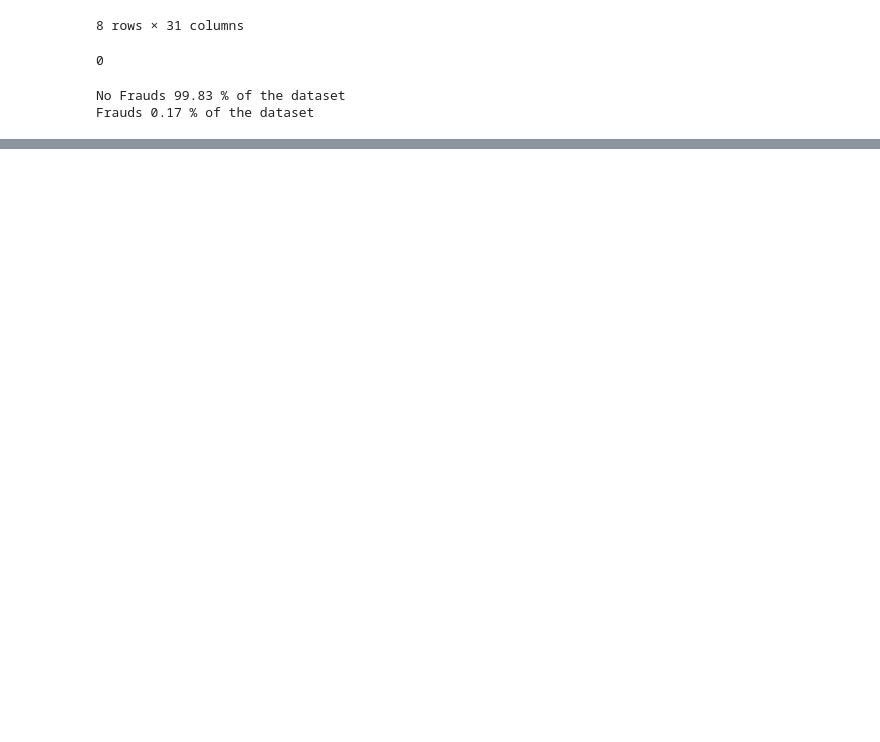
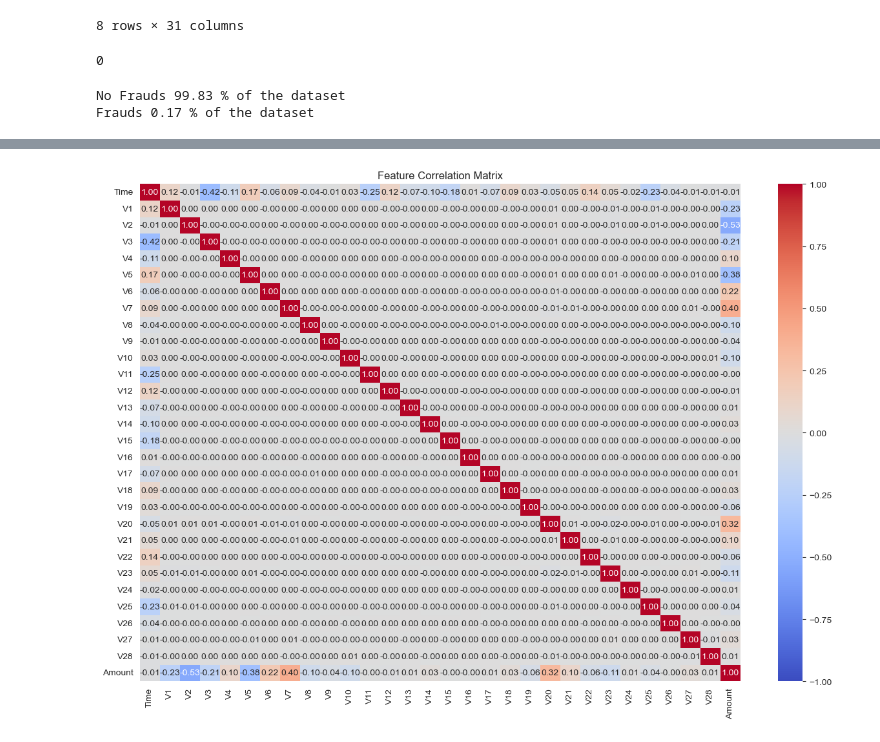
Before and after one commit to 40131322/Credit-Card-Fraud-Detection, a Jupyter notebook: IsThisFraud.ipynb, the cells around one changed output, grey strips where cells are left out. Drawn from its saved outputs; the diff is of its cells as text; code cells hidden in the pictures; blank space fills up the shorter version.

Commit message:
training split + data normalization + heatmap of feature corr

```diff
--- a/IsThisFraud.ipynb
+++ b/IsThisFraud.ipynb
@@ -113,0 +115,12 @@ plt.show()
+# %%
+# split the data into testing and training data
+# here y represents target variable (for stratification) and X represents feature variable
+y = df["Class"]
+X = df.drop("Class", axis="columns")
+
+X_train, X_test, y_train, y_test = train_test_split(X, y, test_size=0.2, stratify=y, random_state=23)
+
+# Normalize amount - need to only fit on training data, therefore X_train. Now all columns are minmax scaled
+min_max_scaler = MinMaxScaler()
+X_train_scaled = min_max_scaler.fit_transform(X_train)
+X_train_scaled = pd.DataFrame(X_train_scaled, columns=X_train.columns)
@@ -113,0 +139,10 @@ plt.show()
+# %%
+# Visualize correlation between features by creating a seaborn heatmap
+
+correlation_mtx = X_train_scaled.corr()
+plt.figure(figsize=(15, 10))
+sns.heatmap(correlation_mtx, annot=True, fmt=".2f", cmap='coolwarm', vmin=-1, vmax=1)
+plt.title('Feature Correlation Matrix')
+plt.show()
+# %% [output]
+[figure, added]
```
Also changed, not shown: parts of 5 cells of this notebook, 2 other files.
